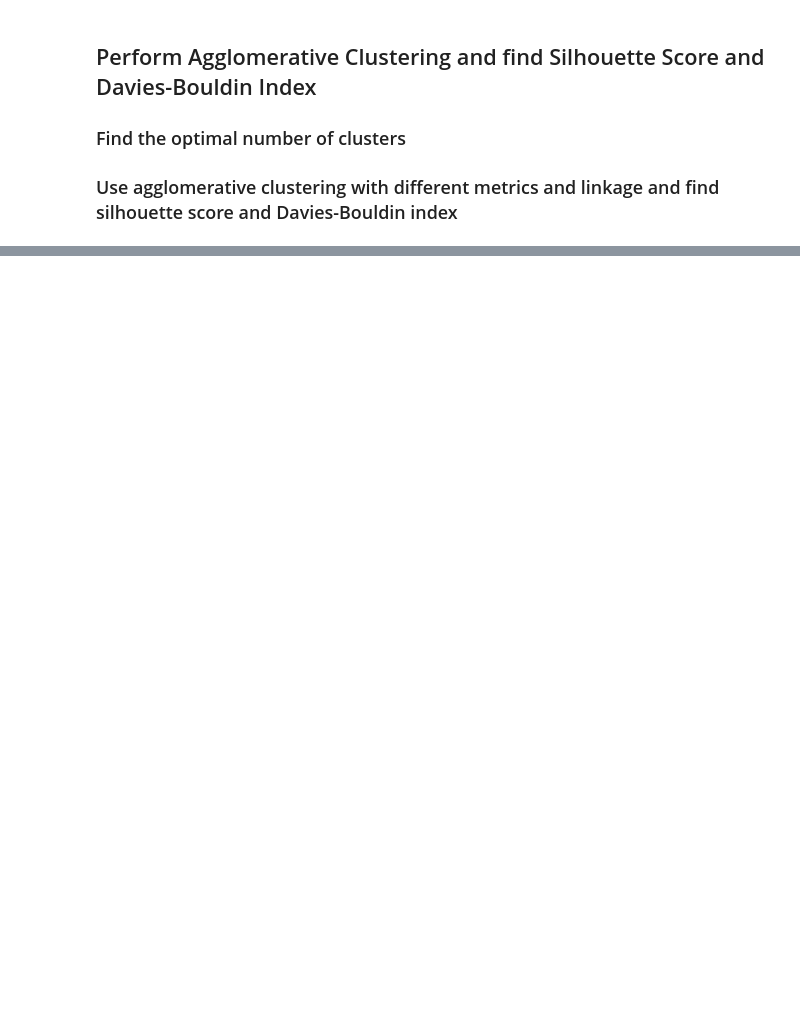
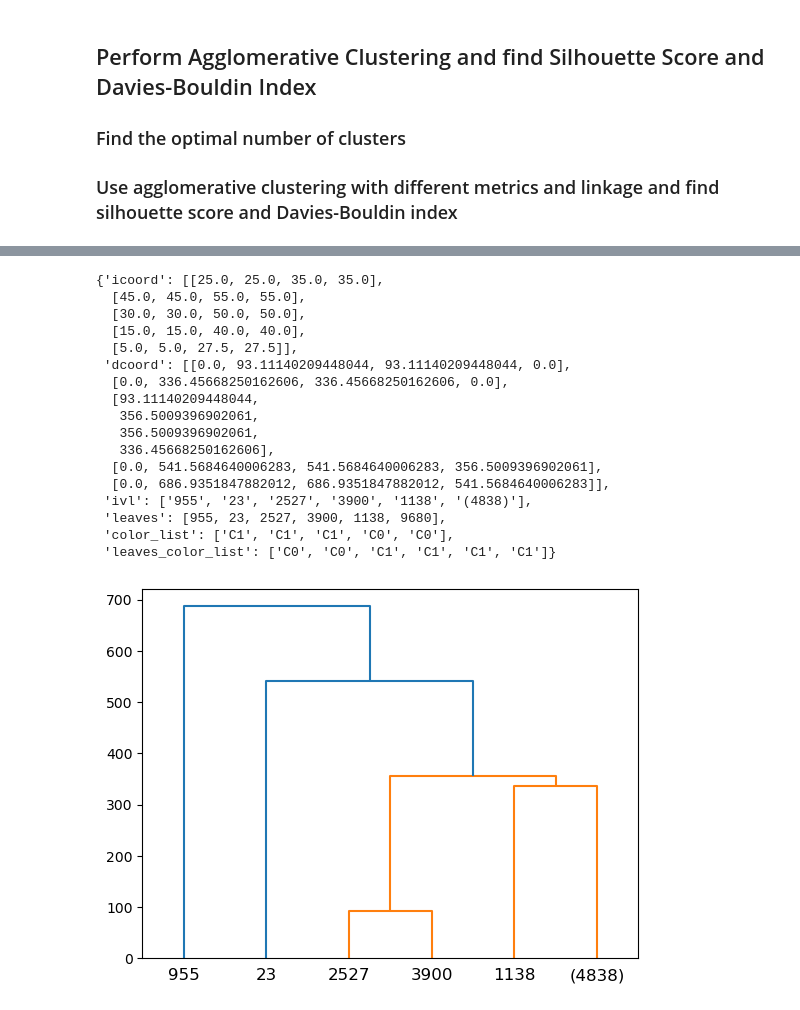
Before and after one commit to Yuki-bach/marketing, a Jupyter notebook: notebooks/agglomerative.ipynb, the cells around one changed output, grey strips where cells are left out. Cells and saved outputs as stored; diff of their text form; code cells hidden in the pictures; blank space fills up the shorter version.

```diff
--- a/notebooks/agglomerative.ipynb
+++ b/notebooks/agglomerative.ipynb
@@ -207,0 +421,22 @@ Davies-Bouldin index for complete using correlation: 'N/A'
+# %%
+best_linkage = linkage(df_numeric, 'single', 'euclidean')
+dendrogram(best_linkage, truncate_mode="level", p=3)
+# %% [output]
+{'icoord': [[25.0, 25.0, 35.0, 35.0],
+  [45.0, 45.0, 55.0, 55.0],
+  [30.0, 30.0, 50.0, 50.0],
+  [15.0, 15.0, 40.0, 40.0],
+  [5.0, 5.0, 27.5, 27.5]],
+ 'dcoord': [[0.0, 93.11140209448044, 93.11140209448044, 0.0],
+  [0.0, 336.45668250162606, 336.45668250162606, 0.0],
+  [93.11140209448044,
+   356.5009396902061,
+   356.5009396902061,
+   336.45668250162606],
+  [0.0, 541.5684640006283, 541.5684640006283, 356.5009396902061],
+  [0.0, 686.9351847882012, 686.9351847882012, 541.5684640006283]],
+ 'ivl': ['955', '23', '2527', '3900', '1138', '(4838)'],
+ 'leaves': [955, 23, 2527, 3900, 1138, 9680],
+ 'color_list': ['C1', 'C1', 'C1', 'C0', 'C0'],
+ 'leaves_color_list': ['C0', 'C0', 'C1', 'C1', 'C1', 'C1']}
+[figure, added]
```
Also changed, not shown: parts of 25 cells of this notebook.
